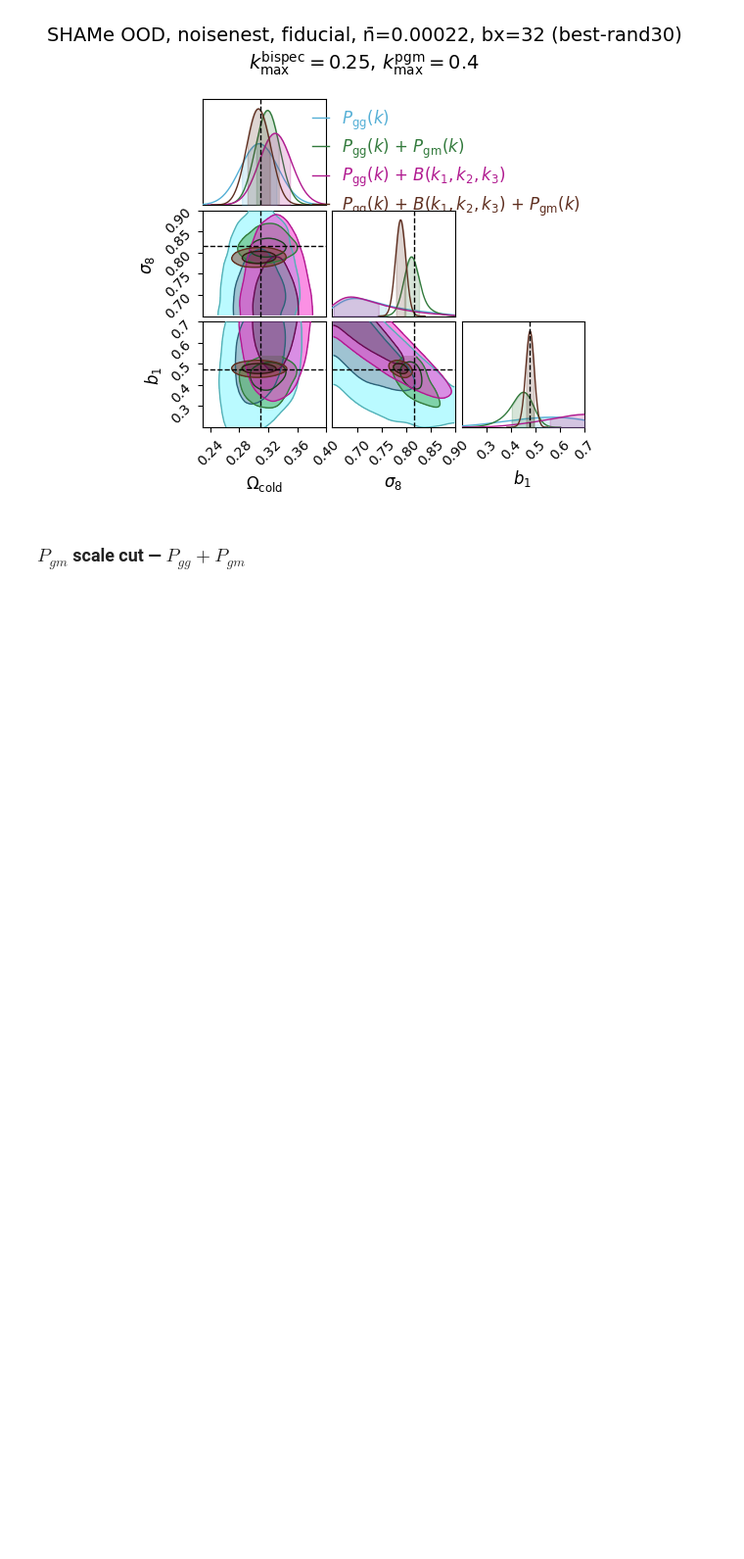
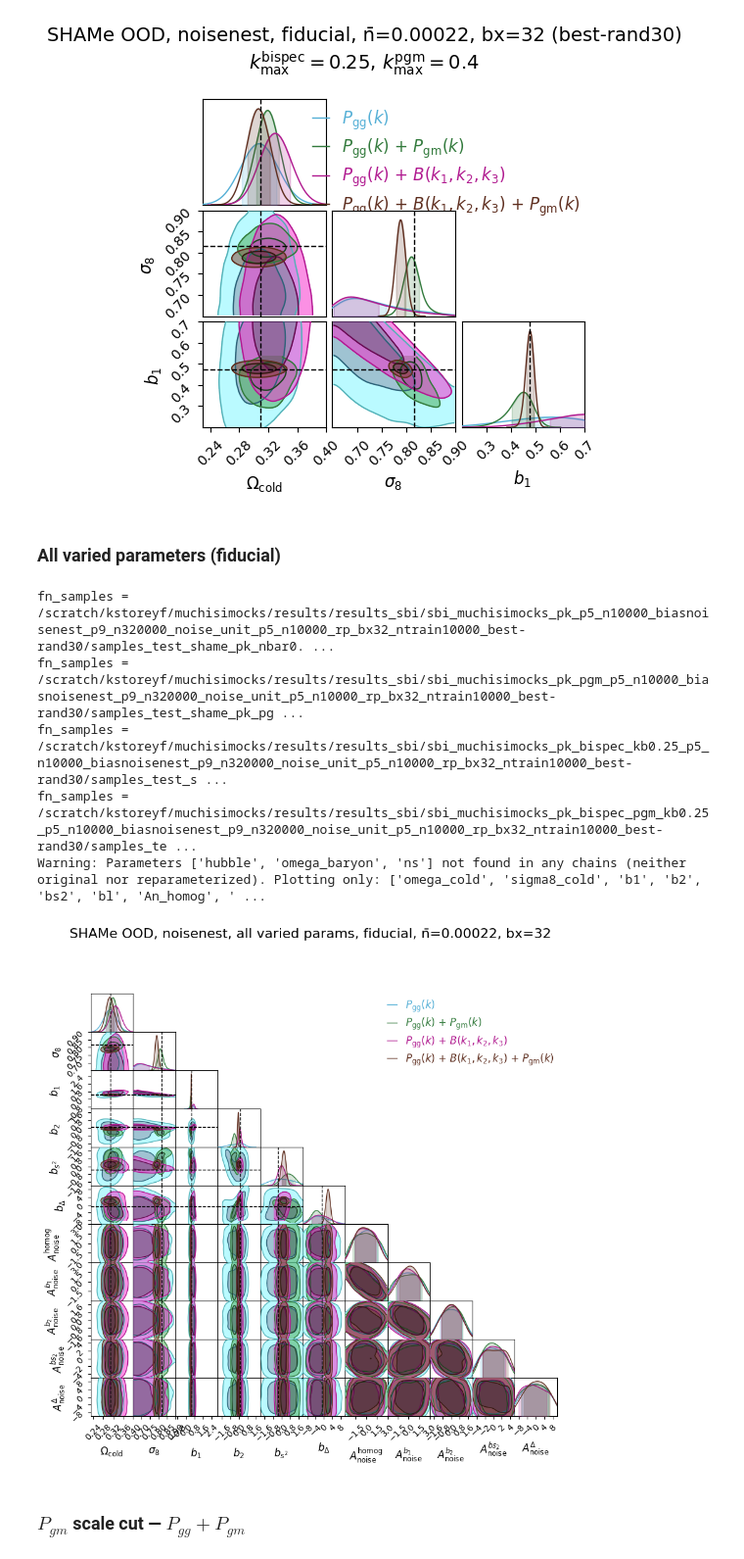
Before and after one commit to kstoreyf/muchisimocks, a Jupyter notebook: notebooks/2026-06-03_inference_noisebest.ipynb, the cells around one changed output. Shown at 98% size. Saved outputs shown, nothing was run; the diff lists cells and outputs as text; code cells hidden in the pictures; blank space fills up the shorter version.

Commit message:
update noise cov set, and showing full param contours for shame

```diff
--- a/notebooks/2026-06-03_inference_noisebest.ipynb
+++ b/notebooks/2026-06-03_inference_noisebest.ipynb
@@ -383,6 +426,21 @@ fn_samples = /scratch/kstoreyf/muchisimocks/results/results_sbi/sbi_muchisimocks
 fn_samples = /scratch/kstoreyf/muchisimocks/results/results_sbi/sbi_muchisimocks_pk_bispec_kb0.25_p5_n10000_biasnoisenest_p9_n320000_noise_unit_p5_n10000_rp_bx32_ntrain10000_best-rand30/samples_test_s ...
 fn_samples = /scratch/kstoreyf/muchisimocks/results/results_sbi/sbi_muchisimocks_pk_bispec_pgm_kb0.25_p5_n10000_biasnoisenest_p9_n320000_noise_unit_p5_n10000_rp_bx32_ntrain10000_best-rand30/samples_te ...
 [figure]
+# %% [markdown]
+### All varied parameters (fiducial)
+# %%
+plot_all_params_fiducial(
+    tags_inf_ood, labels_ood, colors_ood, tags_test_ood, keep_ood,
+    f"SHAMe OOD, noisenest, all varied params, fiducial, n̄={NBAR_LABEL}, bx={bx}",
+    theta_obs, param_vary,
+)
+# %% [output]
+fn_samples = /scratch/kstoreyf/muchisimocks/results/results_sbi/sbi_muchisimocks_pk_p5_n10000_biasnoisenest_p9_n320000_noise_unit_p5_n10000_rp_bx32_ntrain10000_best-rand30/samples_test_shame_pk_nbar0. ...
+fn_samples = /scratch/kstoreyf/muchisimocks/results/results_sbi/sbi_muchisimocks_pk_pgm_p5_n10000_biasnoisenest_p9_n320000_noise_unit_p5_n10000_rp_bx32_ntrain10000_best-rand30/samples_test_shame_pk_pg ...
+fn_samples = /scratch/kstoreyf/muchisimocks/results/results_sbi/sbi_muchisimocks_pk_bispec_kb0.25_p5_n10000_biasnoisenest_p9_n320000_noise_unit_p5_n10000_rp_bx32_ntrain10000_best-rand30/samples_test_s ...
+fn_samples = /scratch/kstoreyf/muchisimocks/results/results_sbi/sbi_muchisimocks_pk_bispec_pgm_kb0.25_p5_n10000_biasnoisenest_p9_n320000_noise_unit_p5_n10000_rp_bx32_ntrain10000_best-rand30/samples_te ...
+Warning: Parameters ['hubble', 'omega_baryon', 'ns'] not found in any chains (neither original nor reparameterized). Plotting only: ['omega_cold', 'sigma8_cold', 'b1', 'b2', 'bs2', 'bl', 'An_homog', ' ...
+[figure, added]
 # %% [markdown]
 ### $P_{gm}$ scale cut — $P_{gg}+P_{gm}$
 # %%
```
Also changed, not shown: parts of 7 cells of this notebook, 3 other files.
